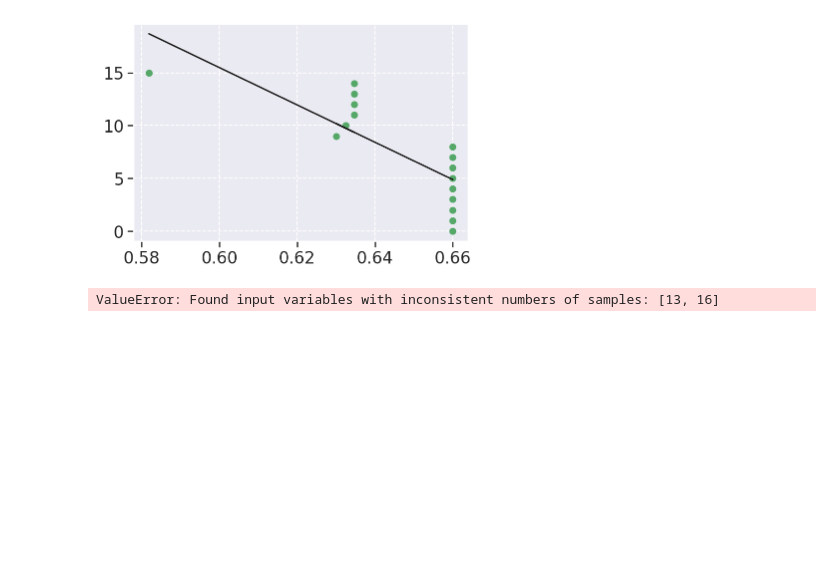
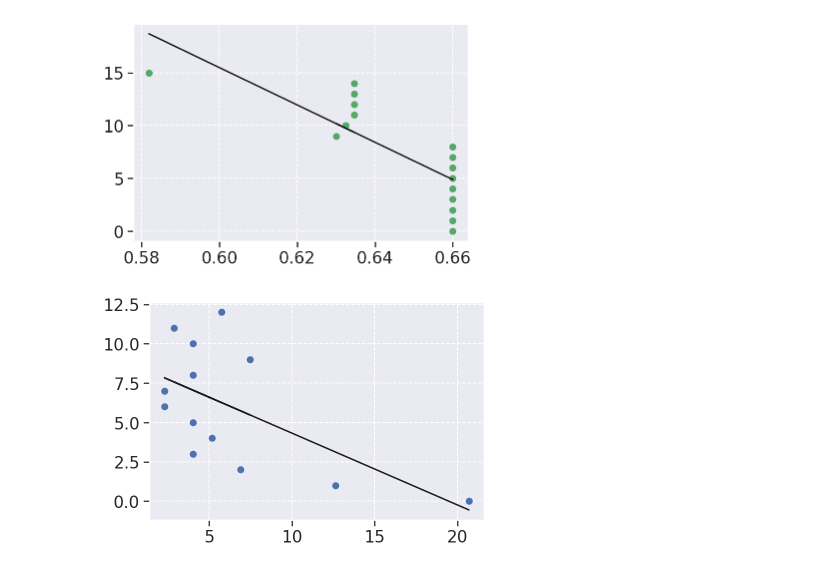
Before and after one commit to fga-eps-mds/2020.2-Violeta-Documentacao, a Jupyter notebook: docs/Projeto/analytics.ipynb, the cells around one changed output. Cells and saved outputs as stored; diff of their text form; code cells hidden in the pictures; blank space fills up the shorter version.

```diff
--- a/docs/Projeto/analytics.ipynb
+++ b/docs/Projeto/analytics.ipynb
@@ -709,12 +709,12 @@ plt.show()
 [figure]
 # %%
 x = m7_m9_df['ac2'].values[:,np.newaxis]
-y = np.arange(16)
+y = np.arange(13)
 
 reg2 = LinearRegression().fit(x,y)
 plt.scatter(x, y, color='b')
 plt.plot(x,reg2.predict(x), color='k')
 
 plt.show()
 # %% [output]
-ValueError: Found input variables with inconsistent numbers of samples: [13, 16]
+[figure, added]
```
